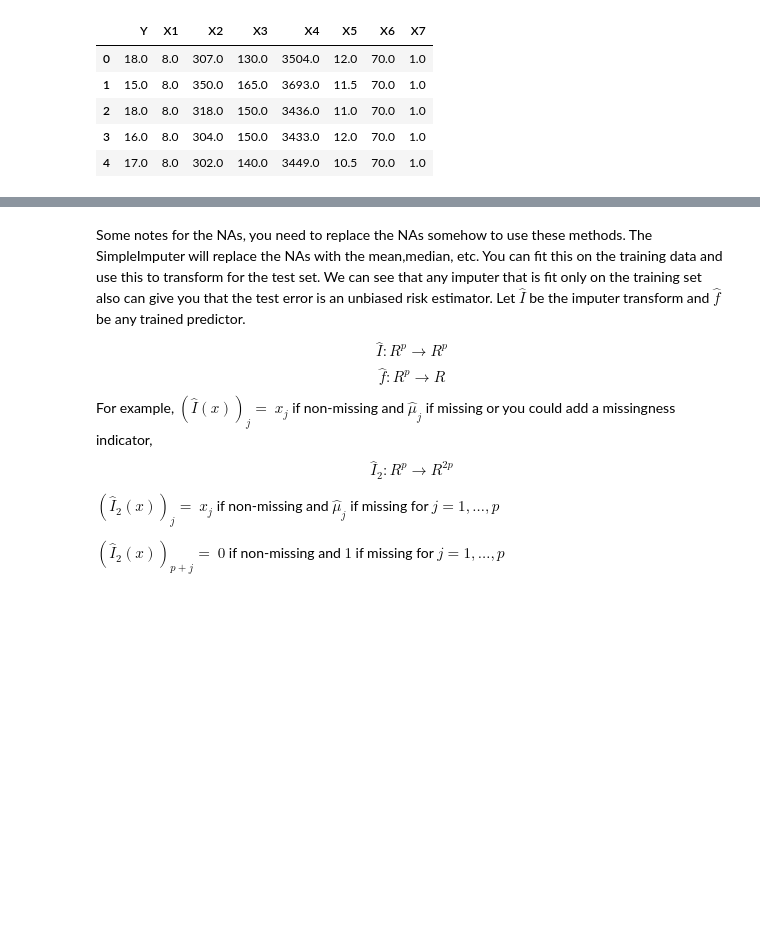
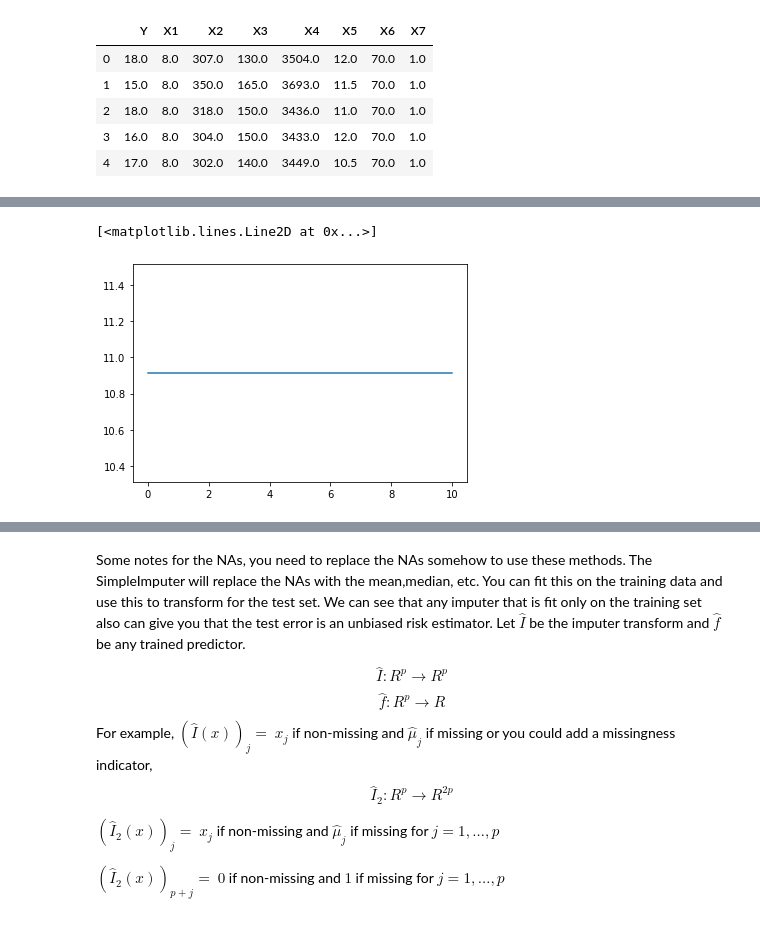
Before and after one commit to kvali7/Stat-ML-Playground, a Jupyter notebook: hw1/hw1.ipynb, the cells around one changed output, grey strips where cells are left out. Drawn from its saved outputs; the diff is of its cells as text; code cells hidden in the pictures; blank space fills up the shorter version.

```diff
--- a/hw1/hw1.ipynb
+++ b/hw1/hw1.ipynb
@@ -171,0 +264,5 @@ data_mat.head()
+# %%
+plt.plot(np.arange(0, 10.001, 0.1), [mseOLS]*len(np.arange(0, 10.001, 0.1)))
+# %% [output]
+[<matplotlib.lines.Line2D at 0x...>]
+[figure, added]
```
Also changed, not shown: parts of 21 cells of this notebook.
